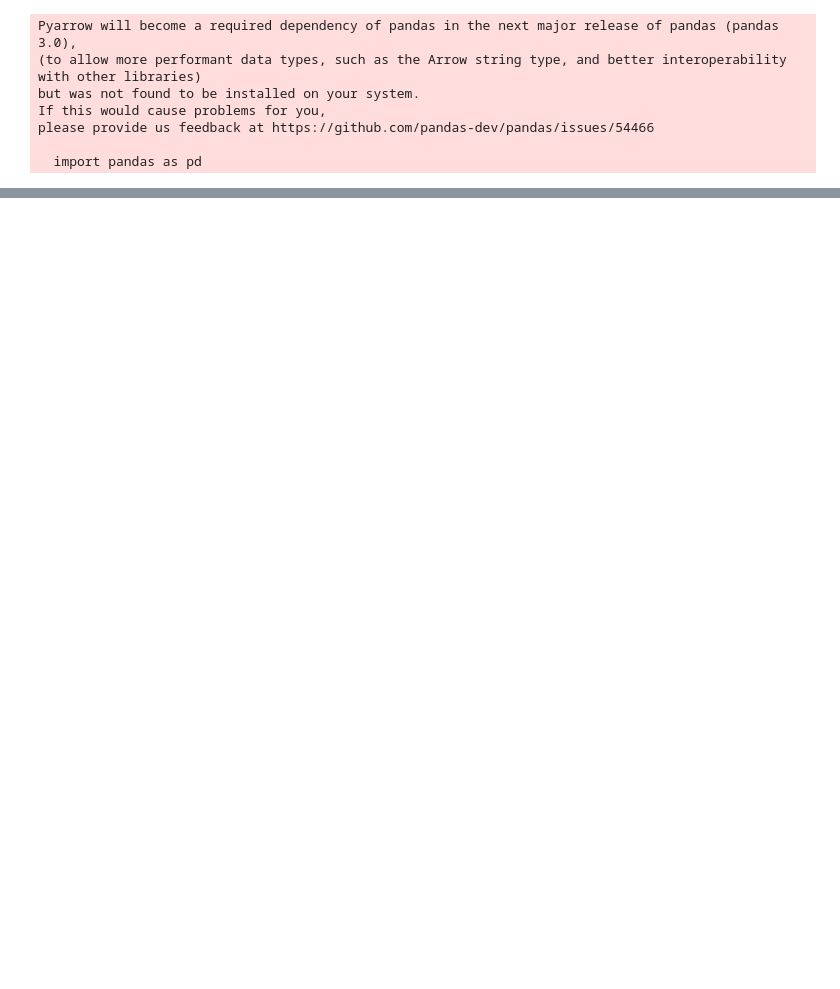
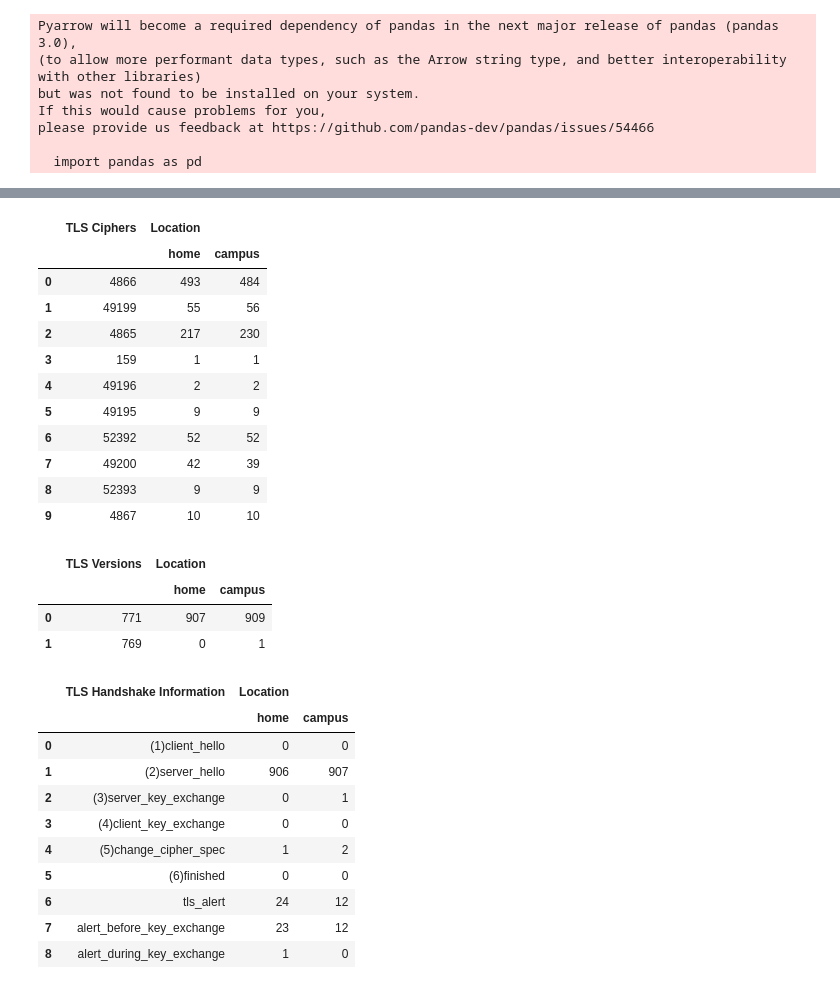
Before and after one commit to laradagata/l4project, a Jupyter notebook: src/main/data_analysis.ipynb, the cells around one changed output, grey strips where cells are left out. Saved outputs shown, nothing was run; the diff lists cells and outputs as text; code cells hidden in the pictures; blank space fills up the shorter version.

```diff
--- a/src/main/data_analysis.ipynb
+++ b/src/main/data_analysis.ipynb
@@ -671,0 +732,36 @@ TLS ciphers
+# %%
+
+tls_versions, tls_ciphers = findTLSVersionAndCiphers()
+tls_connections = findTLSHandshakeMessages()
+
+displayDataframe(tls_ciphers, "TLS Ciphers")
+displayDataframe(tls_versions, "TLS Versions")
+displayDataframe(tls_connections, "TLS Handshake Information")
+# %% [output]
+|  | TLS Ciphers | Location |  |
+|  |  | home | campus |
+| 0 | 4866 | 493 | 484 |
+| 1 | 49199 | 55 | 56 |
+| 2 | 4865 | 217 | 230 |
+| 3 | 159 | 1 | 1 |
+| 4 | 49196 | 2 | 2 |
+| 5 | 49195 | 9 | 9 |
+| 6 | 52392 | 52 | 52 |
+| 7 | 49200 | 42 | 39 |
+| 8 | 52393 | 9 | 9 |
+| 9 | 4867 | 10 | 10 |
+|  | TLS Versions | Location |  |
+|  |  | home | campus |
+| 0 | 771 | 907 | 909 |
+| 1 | 769 | 0 | 1 |
+|  | TLS Handshake Information | Location |  |
+|  |  | home | campus |
+| 0 | (1)client_hello | 0 | 0 |
+| 1 | (2)server_hello | 906 | 907 |
+| 2 | (3)server_key_exchange | 0 | 1 |
+| 3 | (4)client_key_exchange | 0 | 0 |
+| 4 | (5)change_cipher_spec | 1 | 2 |
+| 5 | (6)finished | 0 | 0 |
+| 6 | tls_alert | 24 | 12 |
+| 7 | alert_before_key_exchange | 23 | 12 |
+| 8 | alert_during_key_exchange | 1 | 0 |
```
Also changed, not shown: parts of 8 cells of this notebook.
